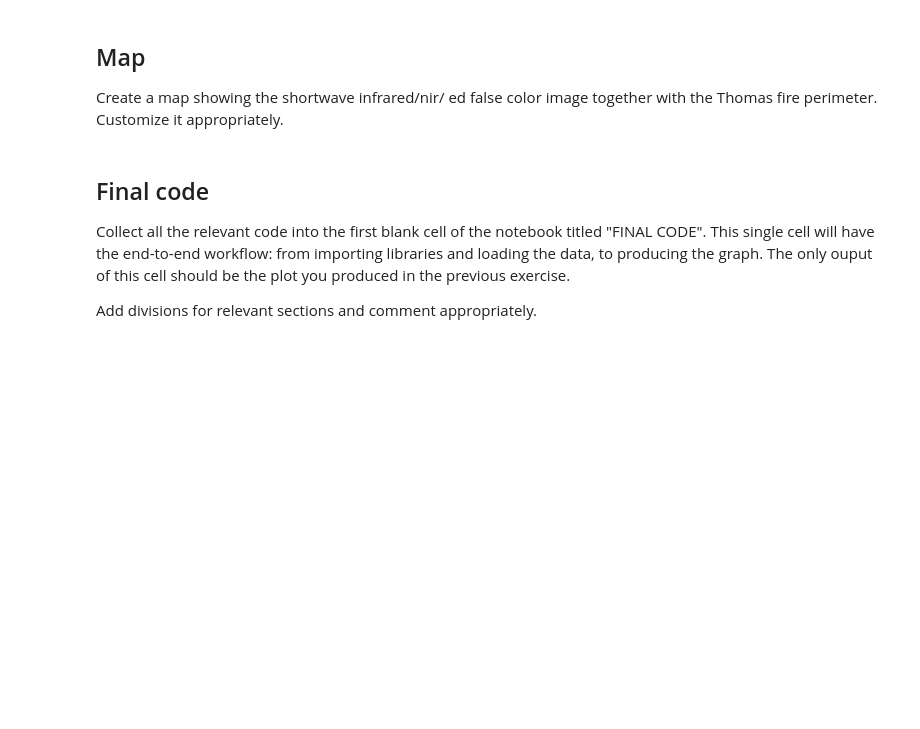
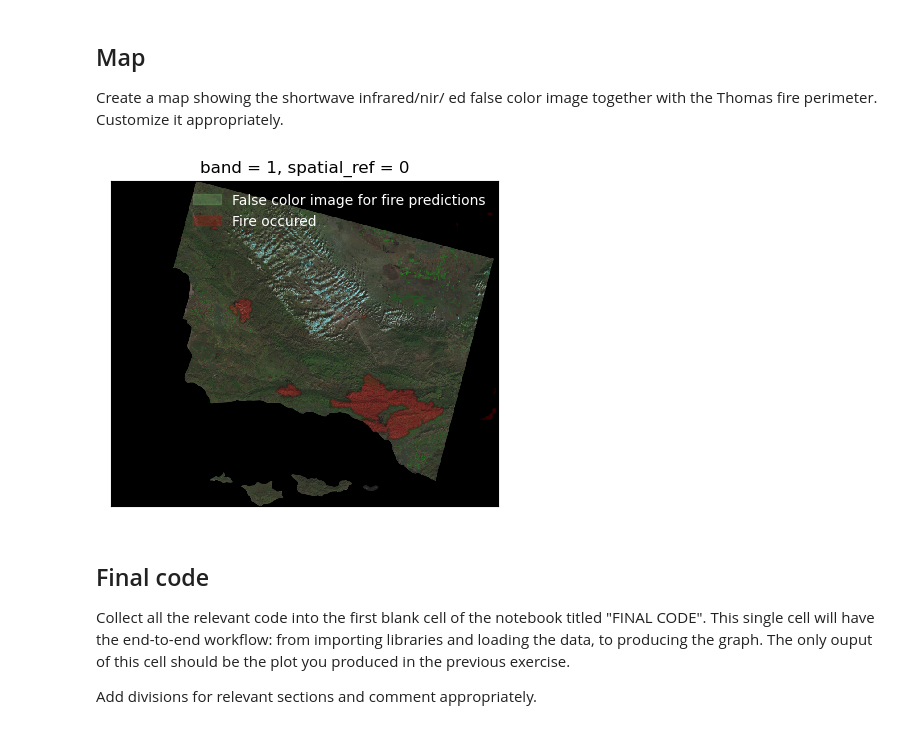
Before and after one commit to Sujan-Bhattarai12/eds220-hwk-4, a Jupyter notebook: hwk4-task2-false-color.ipynb, the cells around one changed output. Saved outputs shown, nothing was run; the diff lists cells and outputs as text; code cells hidden in the pictures; blank space fills up the shorter version.

```diff
--- a/hwk4-task2-false-color.ipynb
+++ b/hwk4-task2-false-color.ipynb
@@ -99,14 +183,42 @@ Create a false color image by plotting the short-wave infrared (swir22), near-in
 If there are any updates needed to the data to create the map, perform them in the next cells (you may add as many as you need).
 Comment appropriately.
 # %%
-# your code here
+from rasterio.crs import CRS
+
+# make the crs same and also read the thompsons fire data+
+thompsons_fire = gpd.read_file("data/California_Fire_Perimeters_2017/California_Fire_Perimeters_2017.shp")
+thompsons_fire = thompsons_fire.to_crs(landsat.rio.crs)
+
+##also store the data of false color image
+false_color_data = false_image.transpose('y', 'x', 'color')
+thompsons_fire.crs == false_color_data.rio.crs
+
+#also clip only the area available in raster
+# clip rasters to aoi
+subset_thompsons_fire = thompsons_fire.clip(false_color_data.rio.bounds())
 # %% [markdown]
 ## Map
 
 Create a map showing the shortwave infrared/nir/ ed false color image together with the Thomas fire perimeter.
 Customize it appropriately.
 # %%
-# your code here
+# plot aoi outline and RGB raster together
+
+fig, ax = plt.subplots(figsize=(5, 5))
+
+false_color_data.plot.imshow(ax=ax, cmap='inferno')
+ak_patch = mpatches.Patch(color='lightgreen', alpha = 0.2,
+                          label='False color image for fire predictions')
+
+subset_thompsons_fire.plot(ax=ax, edgecolor = 'black', color = 'red', alpha = 0.2)
+kodiak_patch = mpatches.Patch(color='red', alpha = 0.2,
+                              label='Fire occured')
+
+ax.legend(handles = [ak_patch, kodiak_patch], frameon=False, loc='best',labelcolor = 'white' ) #create legend
+ax.get_xaxis().set_visible(False) #remove xaxis label
+ax.get_yaxis().set_visible(False) #remove yaxis label
+# %% [output]
+[figure, added]
 # %% [markdown]
 ## Final code
 
```
Also changed, not shown: parts of 9 cells of this notebook.
